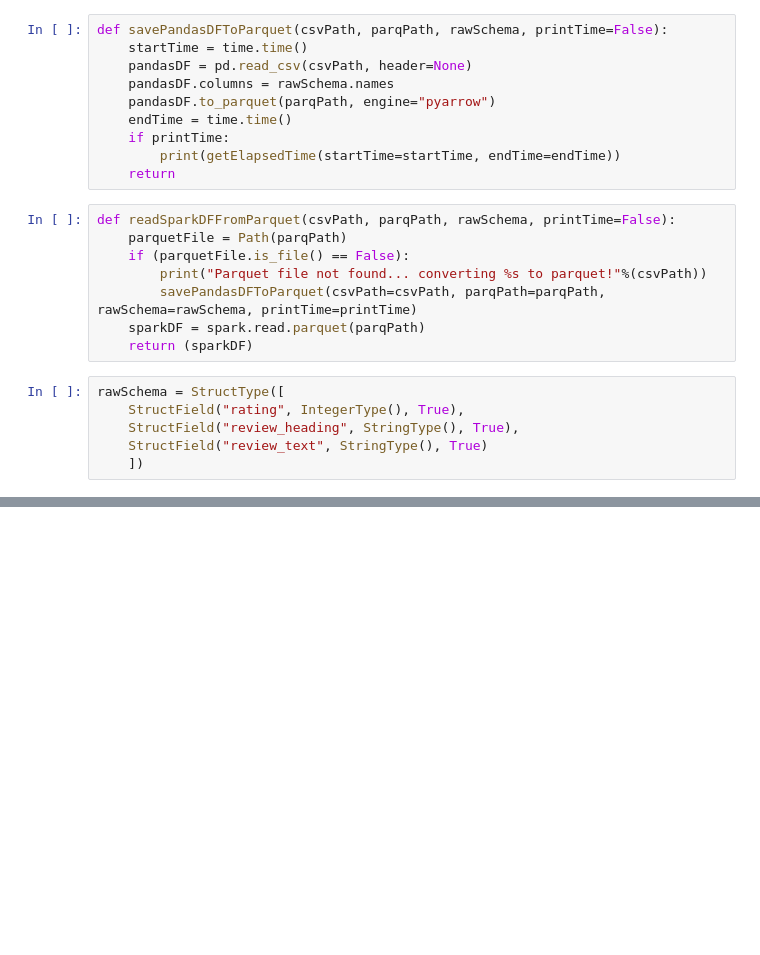
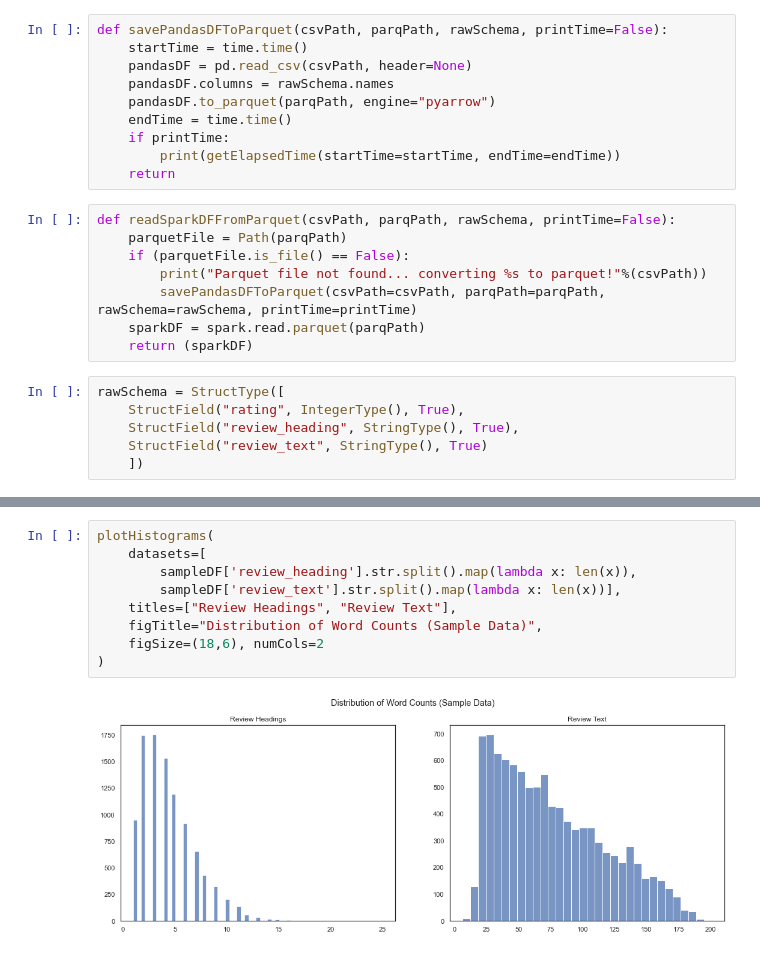
Before and after one commit to sinhars/IBM-Advanced-Data-Science-Capstone, a Jupyter notebook: [ibm-adv-data-science-capstone].etl.python.v1.ipynb, the cells around one changed output, grey strips where cells are left out. Saved outputs shown, nothing was run; the diff lists cells and outputs as text; blank space fills up the shorter version.

```diff
--- a/[ibm-adv-data-science-capstone].etl.python.v1.ipynb
+++ b/[ibm-adv-data-science-capstone].etl.python.v1.ipynb
@@ -86,0 +129,11 @@ Gave this to my dad for a gag gift after directing "Nunsense," he got a reall ki
+# %%
+plotHistograms(
+    datasets=[
+        sampleDF['review_heading'].str.split().map(lambda x: len(x)),
+        sampleDF['review_text'].str.split().map(lambda x: len(x))],
+    titles=["Review Headings", "Review Text"],
+    figTitle="Distribution of Word Counts (Sample Data)",
+    figSize=(18,6), numCols=2
+)
+# %% [output]
+[figure, added]
```
Also changed, not shown: parts of 12 cells of this notebook.
